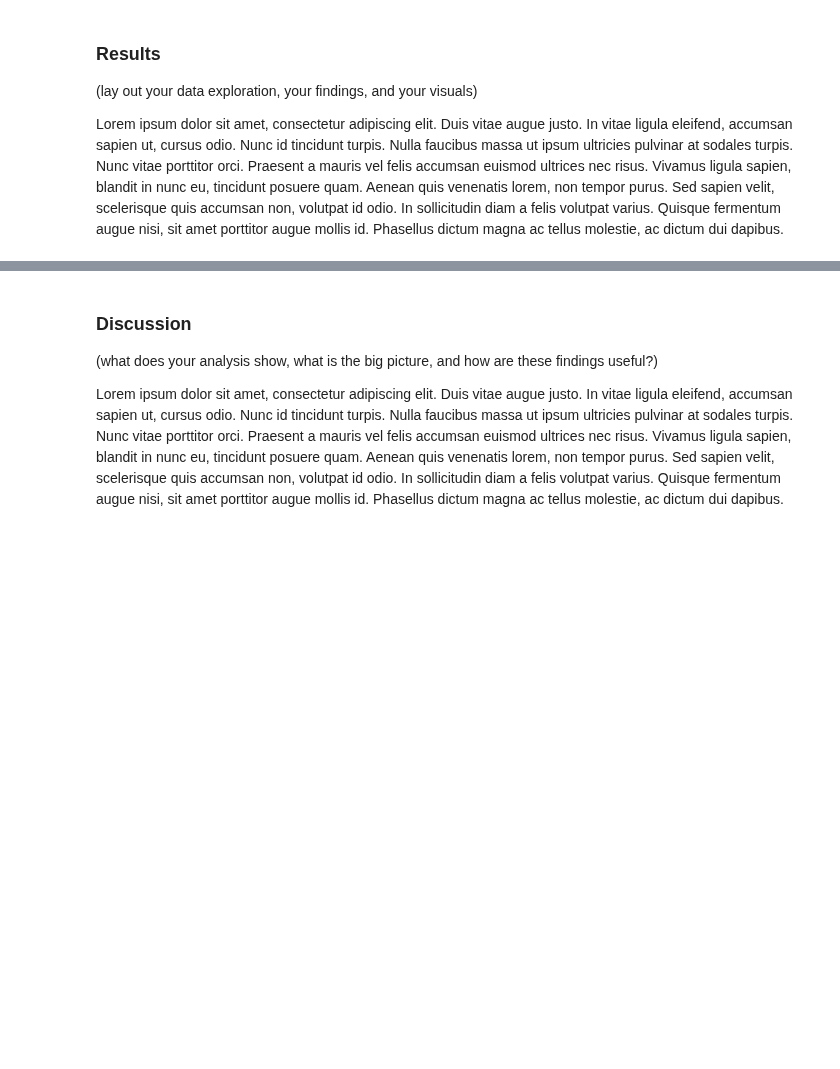
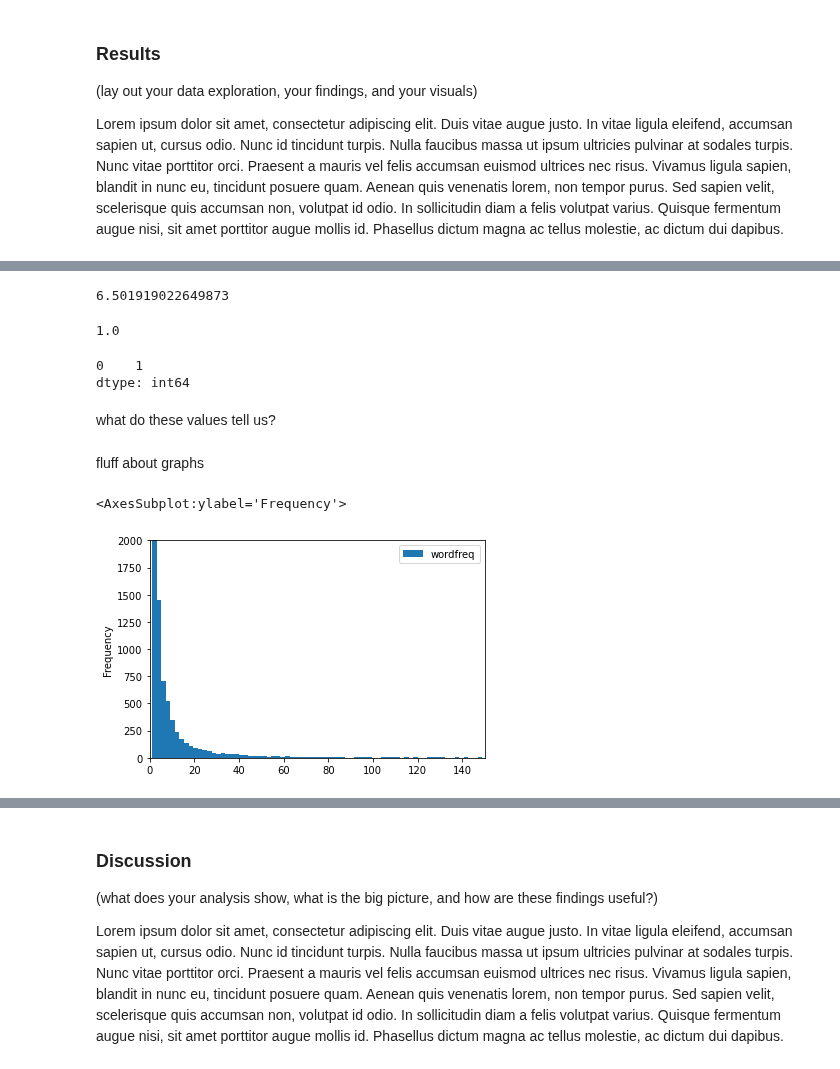
Before and after one commit to Crystalhuynh39/DH-140-Project, a Jupyter notebook: FinalProject.ipynb, the cells around one changed output, grey strips where cells are left out. Drawn from its saved outputs; the diff is of its cells as text; code cells hidden in the pictures; blank space fills up the shorter version.

```diff
--- a/FinalProject.ipynb
+++ b/FinalProject.ipynb
@@ -47,0 +72,4 @@ Lorem ipsum dolor sit amet, consectetur adipiscing elit. Duis vitae augue justo.
+# %%
+#turn the csv file into a dataframe
+imdb_df = pd.read_csv('IMDB Dataset.csv')
+imdb_df
@@ -47,0 +210,30 @@ Lorem ipsum dolor sit amet, consectetur adipiscing elit. Duis vitae augue justo.
+# %%
+# Compile first 1000 reviews into one giant string
+reviews = ""
+for ind in range(1000):
+    reviews = reviews + " " + imdb_df["review"][ind]
+
+# Create a list of stop words
+stop_words = stopwords.words("english") + list(punctuation)
+
+# Tokenize and convert all the reviews to lowercase
+words = word_tokenize(reviews.lower())
+
+# Remove all unwanted words
+completewords = [w for w in words if w not in stop_words]
+
+# Lemmatize the list of words
+completestemmed = [WordNetLemmatizer().lemmatize(w) for w in completewords]
+
+# Find the frequency of all words
+freq = FreqDist(completestemmed)
+
+# Turn this list into a pandas dataframe
+wordlist = []
+wordfreq = []
+for i in sorted(freq, key=freq.get, reverse=True):
+    wordlist.append(i)
+    wordfreq.append(freq[i])
+
+df = pd.DataFrame({'wordlist':wordlist, 'wordfreq':wordfreq})
+df
@@ -47,0 +256,8 @@ Lorem ipsum dolor sit amet, consectetur adipiscing elit. Duis vitae augue justo.
+# %%
+# Purge weird words
+df = df.drop(labels=0)
+df = df.drop(labels=1)
+df = df.drop(labels=4)
+df = df.drop(labels=5)
+df = df.drop(labels=6)
+df
@@ -47,0 +280,26 @@ Lorem ipsum dolor sit amet, consectetur adipiscing elit. Duis vitae augue justo.
+# %%
+# Mean
+df['wordfreq'].mean()
+# %% [output]
+6.501919022649873
+# %%
+# Median
+df['wordfreq'].median()
+# %% [output]
+1.0
+# %%
+# Mode
+df['wordfreq'].mode()
+# %% [output]
+0    1
+dtype: int64
+# %% [markdown]
+what do these values tell us?
+# %% [markdown]
+fluff about graphs
+# %%
+# Histogram
+df.plot.hist(bins=1000, xlim=(0, 150), ylim=(0,2000))
+# %% [output]
+<AxesSubplot:ylabel='Frequency'>
+[figure, added]
```
Also changed, not shown: parts of 55 cells of this notebook.
